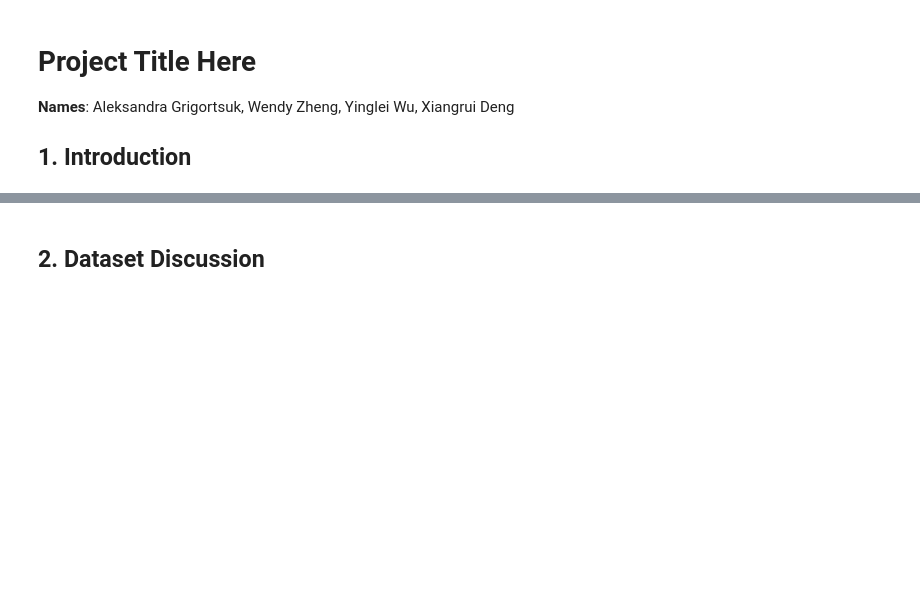
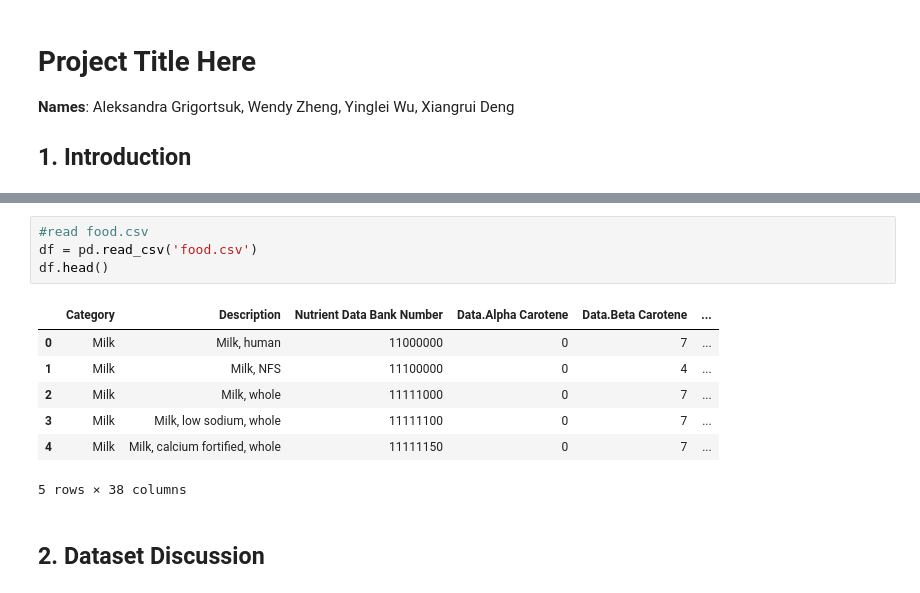
Before and after one commit to agrigortsuk/stat437project, a Jupyter notebook: project_template.ipynb, the cells around one changed output, grey strips where cells are left out. Cells and saved outputs as stored; diff of their text form; blank space fills up the shorter version.

```diff
--- a/project_template.ipynb
+++ b/project_template.ipynb
@@ -7,3 +17,15 @@
+# %%
+#read food.csv
+df = pd.read_csv('food.csv')
+df.head()
+# %% [output]
+|  | Category | Description | Nutrient Data Bank Number | Data.Alpha Carotene | Data.Beta Carotene | ... |
+| 0 | Milk | Milk, human | 11000000 | 0 | 7 | ... |
+| 1 | Milk | Milk, NFS | 11100000 | 0 | 4 | ... |
+| 2 | Milk | Milk, whole | 11111000 | 0 | 7 | ... |
+| 3 | Milk | Milk, low sodium, whole | 11111100 | 0 | 7 | ... |
+| 4 | Milk | Milk, calcium fortified, whole | 11111150 | 0 | 7 | ... |
+5 rows × 38 columns
 # %% [markdown]
 ## 2. Dataset Discussion
 # %% [markdown]
```
Also changed, not shown: parts of 5 cells of this notebook.
